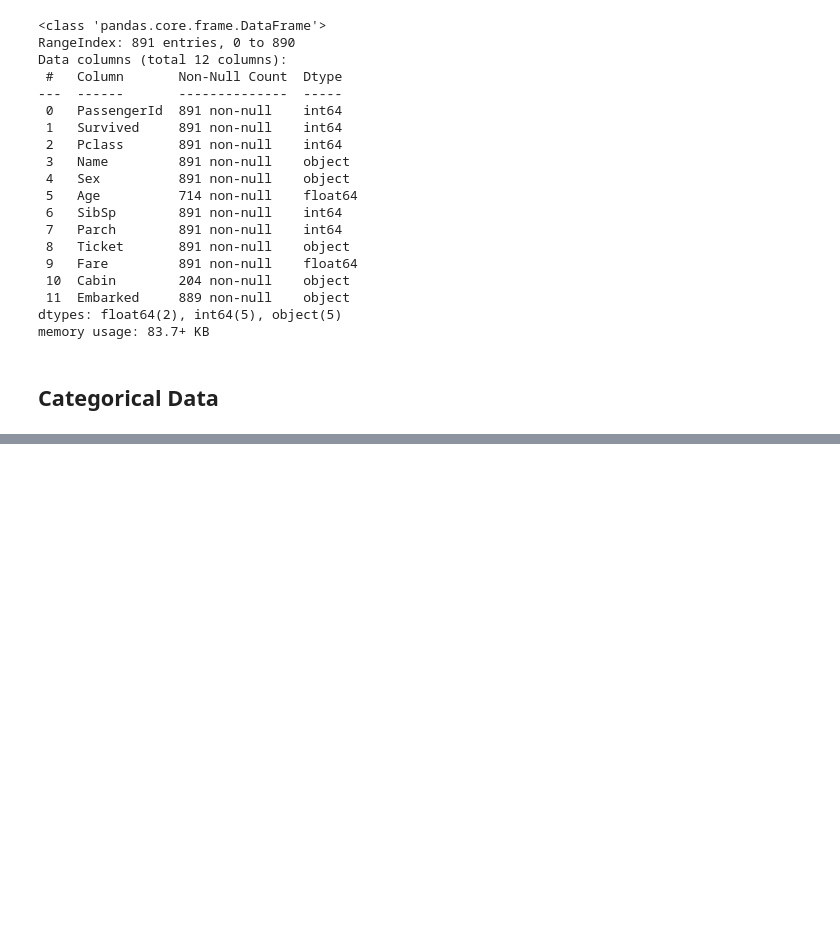
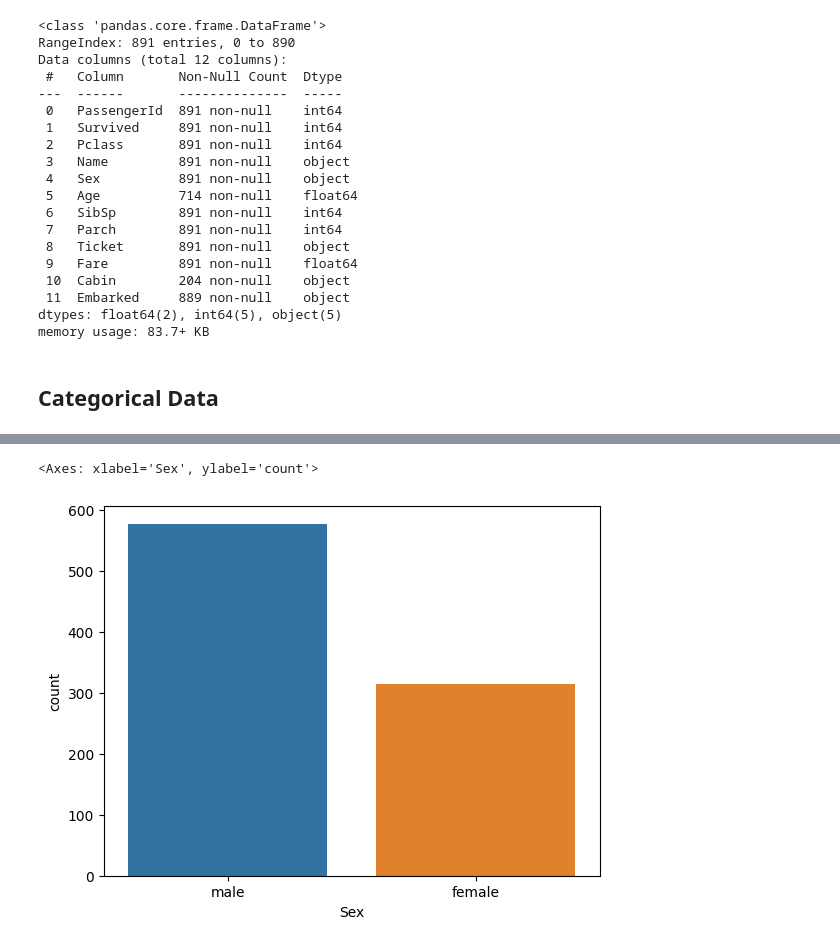
Before and after one commit to sapanashrestha/EDA, a Jupyter notebook: titanic.ipynb, the cells around one changed output, grey strips where cells are left out. Drawn from its saved outputs; the diff is of its cells as text; code cells hidden in the pictures; blank space fills up the shorter version.

```diff
--- a/titanic.ipynb
+++ b/titanic.ipynb
@@ -64,0 +83,5 @@ import seaborn as sns
+# %%
+sns.countplot(x=df["Sex"])
+# %% [output]
+<Axes: xlabel='Sex', ylabel='count'>
+[figure, added]
```
Also changed, not shown: parts of 10 cells of this notebook.
